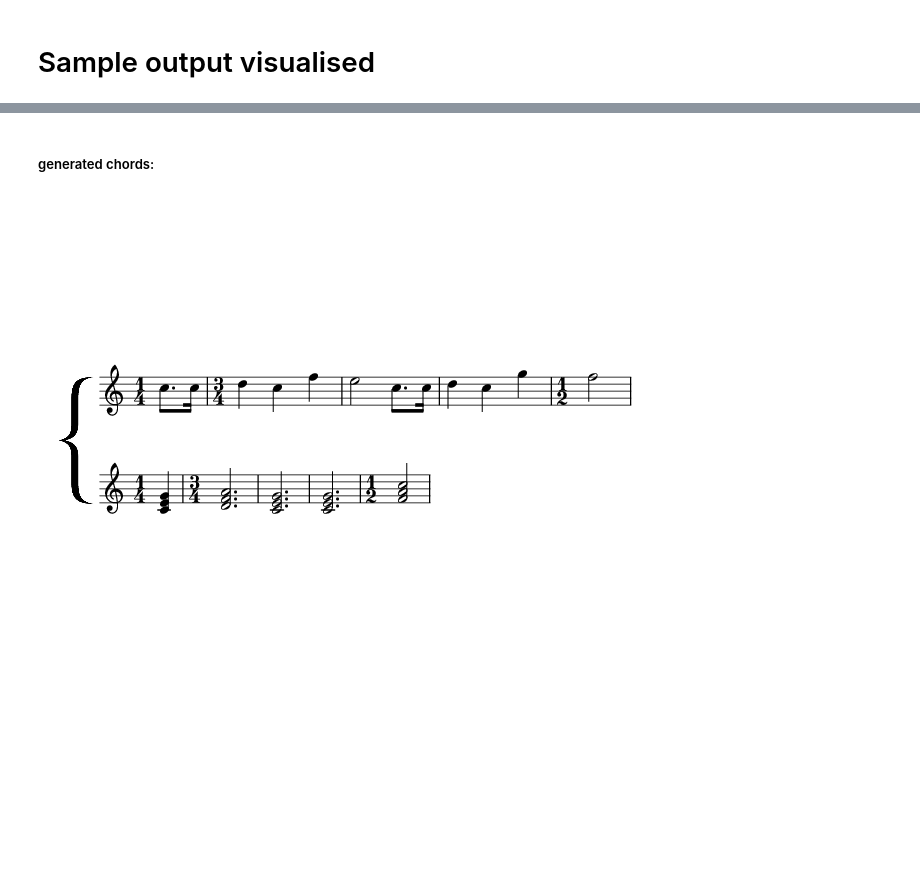
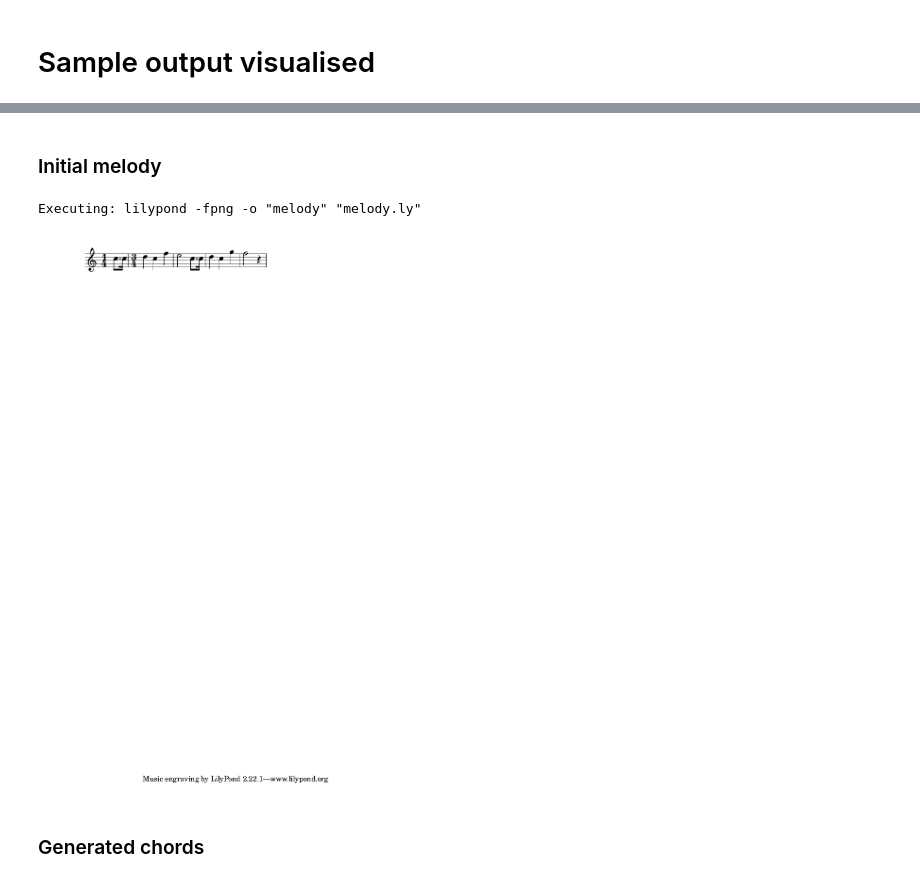
Before and after one commit to taidopurason/evolutionary-harmonization, a Jupyter notebook: evolutionary_harmonization.ipynb, the cells around one changed output, grey strips where cells are left out. Drawn from its saved outputs; the diff is of its cells as text; code cells hidden in the pictures; blank space fills up the shorter version.

```diff
--- a/evolutionary_harmonization.ipynb
+++ b/evolutionary_harmonization.ipynb
@@ -225,40 +0,0 @@ def to_mingus(x: Fraction) -> float:
-# %%
-whole = Fraction(1)
-half = Fraction(1, 2)
-quarter = Fraction(1, 4)
-eighth = Fraction(1, 8)
-sixteenth = Fraction(1, 16)
-
-test_melody = (
-    (
-        ("C-5", dot(eighth)),
-        ("C-5", sixteenth)
-    ),
-    (
-        ("D-5", quarter),
-        ("C-5", quarter),
-        ("F-5", quarter)
-    ),
-    (
-        ("E-5", half),
-        ("C-5", dot(eighth)),
-        ("C-5", sixteenth)
-    ),
-    (
-        ("D-5", quarter),
-        ("C-5", quarter),
-        ("G-5", quarter)
-    ),
-    (
-        ("F-5", half),
-    )
-)
-
-
-test_chords = (
-    "",
-    "F",
-    "C",
-    "C",
-    "F"
-)
@@ -357,3 +59,11 @@ True
-# %% [markdown]
-##### generated chords:
-![notation_after_brace2.png](attachment:notation_after_brace2.png)
+# %% [markdown]
+### Initial melody
+# %%
+melody = lilypond.from_Track(create_melody(test_melody))
+lilypond.to_png(melody, "melody.png")
+Image(filename='melody.png')
+# %% [output]
+Executing: lilypond -fpng -o "melody" "melody.ly"
+[figure, added]
+# %% [markdown]
+### Generated chords
```
Also changed, not shown: parts of 18 cells of this notebook, 1 other file.
